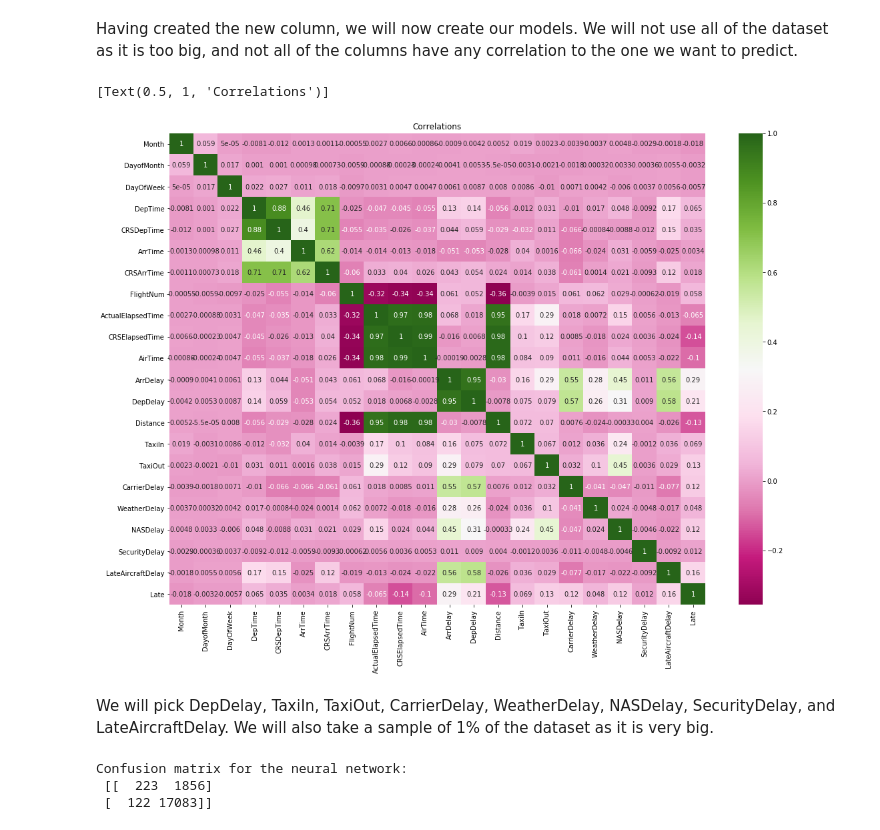
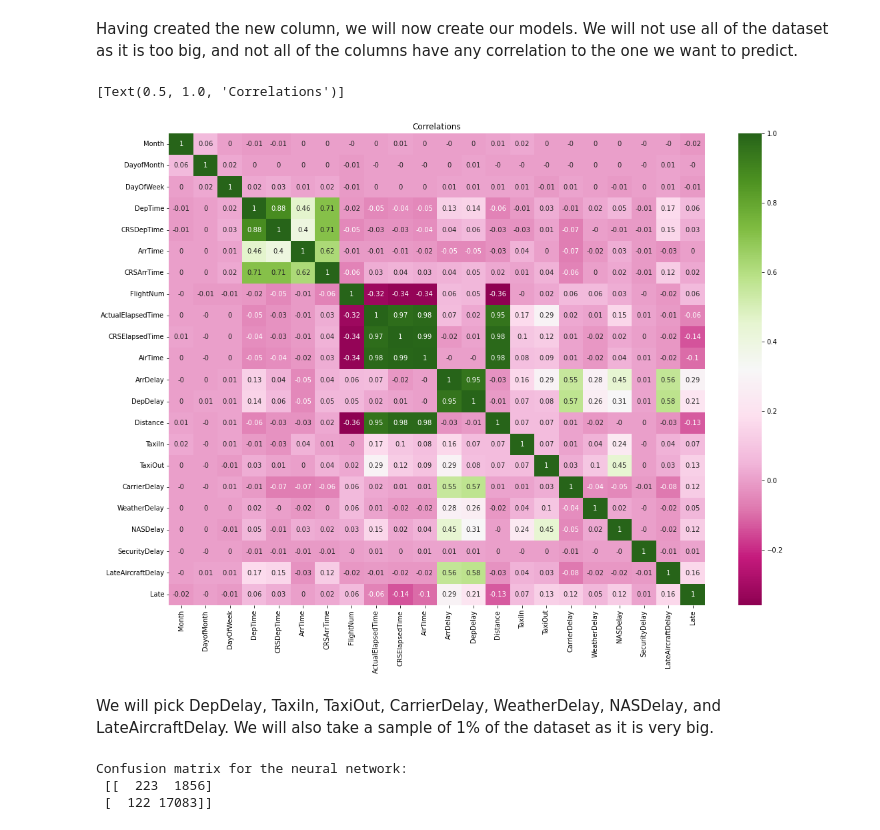
Before and after one commit to mimikyu8/Supervised_Classification, a Jupyter notebook: S10 T01 - Supervised learning - Classification.ipynb, the cells around one changed output. Drawn from its saved outputs; the diff is of its cells as text; code cells hidden in the pictures.

```diff
--- a/S10 T01 - Supervised learning - Classification.ipynb
+++ b/S10 T01 - Supervised learning - Classification.ipynb
@@ -173,13 +140,13 @@ Name: Late, dtype: int64
 Having created the new column, we will now create our models. We will not use all of the dataset as it is too big, and not all of the columns have any correlation to the one we want to predict.
 # %%
 plt.figure(figsize = (18, 13))
-sns.heatmap(df.corr(), annot = True, cmap = "PiYG").set(
+sns.heatmap(df.corr().round(2), annot = True, cmap = "PiYG").set(
     title = "Correlations")
 # %% [output]
-[Text(0.5, 1, 'Correlations')]
+[Text(0.5, 1.0, 'Correlations')]
-[figure, old version]
+[figure, new version]
 # %% [markdown]
-We will pick DepDelay, TaxiIn, TaxiOut, CarrierDelay, WeatherDelay, NASDelay, SecurityDelay, and LateAircraftDelay. We will also take a sample of 1% of the dataset as it is very big.
+We will pick DepDelay, TaxiIn, TaxiOut, CarrierDelay, WeatherDelay, NASDelay, and LateAircraftDelay. We will also take a sample of 1% of the dataset as it is very big.
 # %%
 #making a sample of 1% of the dataset
 random_df = df.sample(frac = 0.01, random_state = 0)
```
Also changed, not shown: parts of 12 cells of this notebook.
